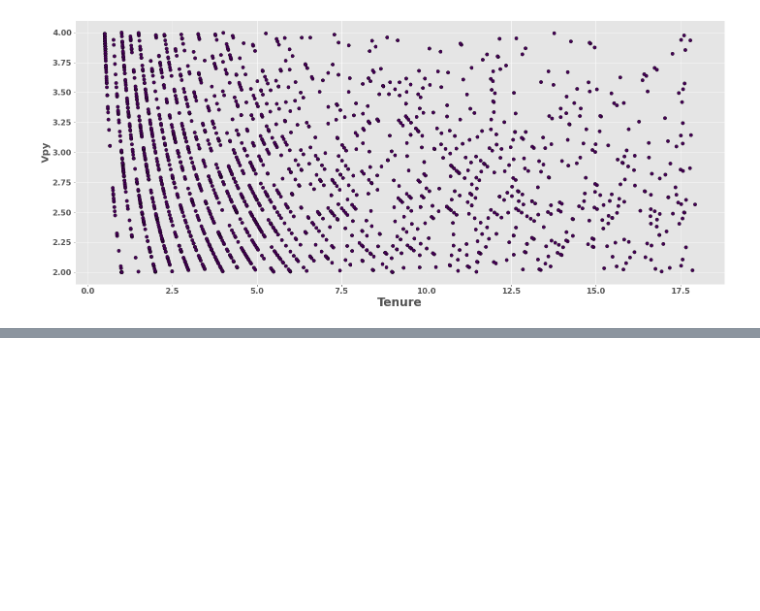
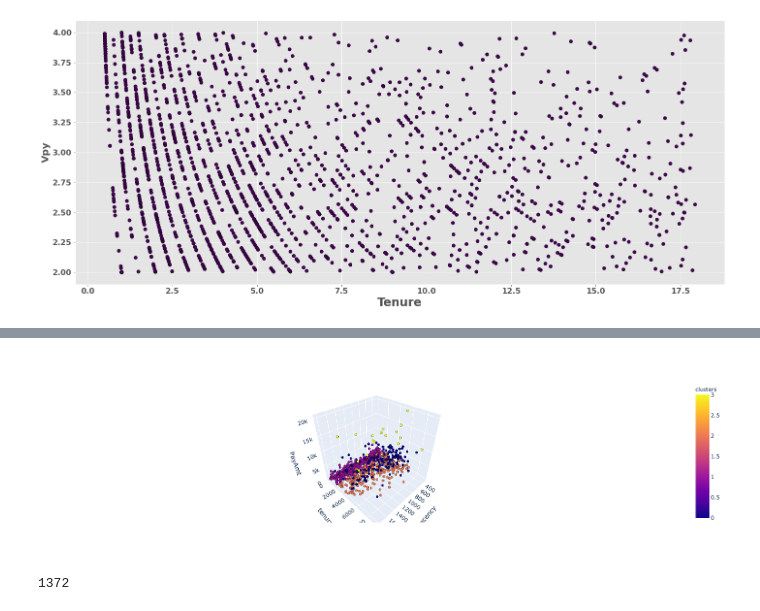
Before and after one commit to americanthinker/dental-project, a Jupyter notebook: kmeans.ipynb, the cells around one changed output, grey strips where cells are left out. Saved outputs shown, nothing was run; the diff lists cells and outputs as text; code cells hidden in the pictures; blank space fills up the shorter version.

```diff
--- a/kmeans.ipynb
+++ b/kmeans.ipynb
@@ -59,0 +122,2 @@ twoD_viz(loyalists, 'tenure', 'vpy')
+# %%
+total = pd.read_csv('data/merged_pay.csv')
@@ -59,0 +134,5 @@ twoD_viz(loyalists, 'tenure', 'vpy')
+# %%
+model = model.merge(total, how='left')
+# %%
+model = model.loc[:,['PatNum', 'recency', 'tenure', 'Total', 'Frequency']]
+model.sort_values(['recency', 'tenure', 'Total'], ascending=[True, False, False]).head()
@@ -59,0 +205,2 @@ twoD_viz(loyalists, 'tenure', 'vpy')
+# %%
+table, df = create_labels(model, ['recency','tenure', 'PayAmt'], 4)
@@ -59,0 +233,16 @@ twoD_viz(loyalists, 'tenure', 'vpy')
+# %%
+import plotly.express as px
+
+fig = px.scatter_3d(df, x='recency', y='tenure', z='PayAmt',
+              color='clusters')
+update = fig.update_traces(marker=dict(size=3,
+                              line=dict(width=2,
+                                        color='black')),
+                  selector=dict(mode='markers'))
+fig.show()
+# %% [output]
+[figure, added]
+# %%
+sum(pat['recency'] < 400)
+# %% [output]
+1372
```
Also changed, not shown: parts of 38 cells of this notebook, 19 other files.
